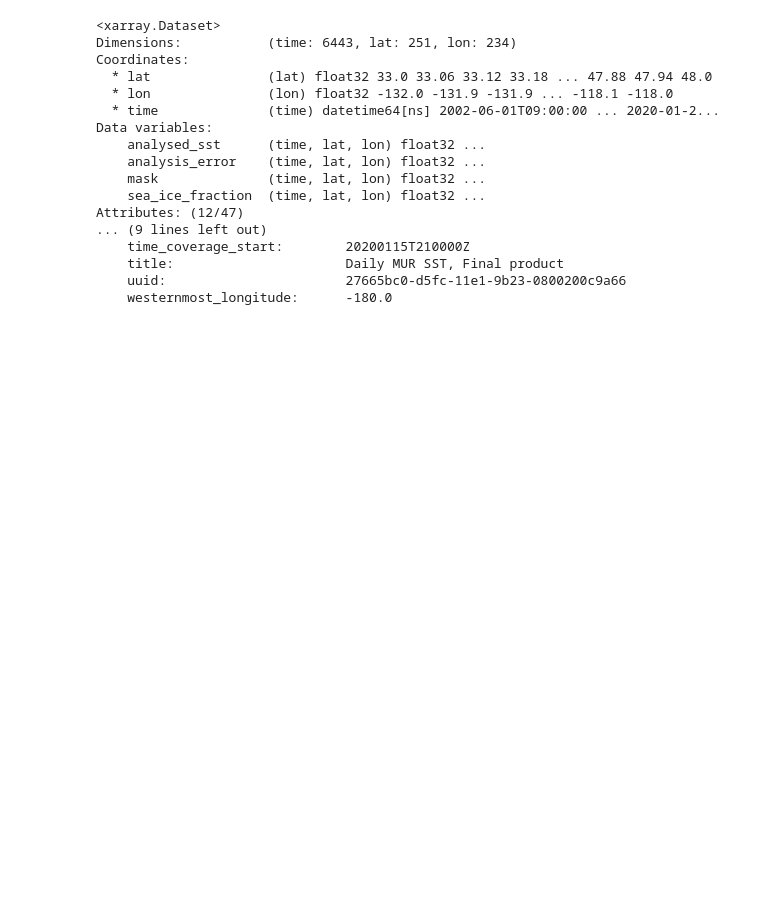
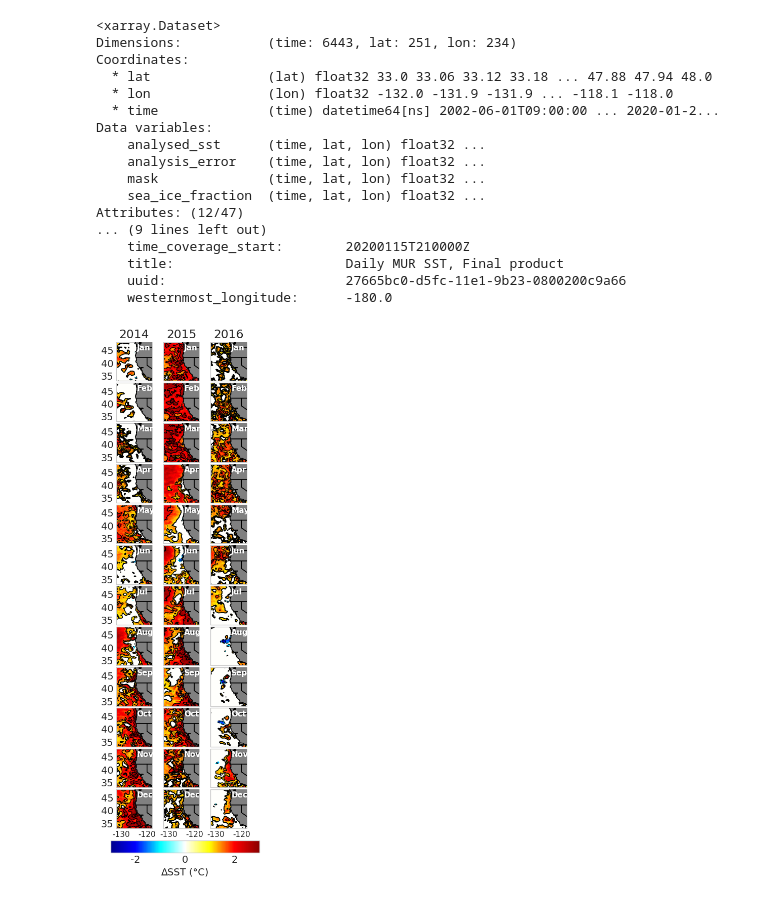
Before and after one commit to Jhartanto30/hw03-Group21, a Jupyter notebook: climate-Q04.ipynb, the cells around one changed output. Drawn from its saved outputs; the diff is of its cells as text; code cells hidden in the pictures; blank space fills up the shorter version.

Commit message:
making plots

```diff
--- a/climate-Q04.ipynb
+++ b/climate-Q04.ipynb
@@ -27,6 +27,11 @@ from pathlib import Path
 plt.style.use("seaborn-whitegrid")
 plt.rcParams["figure.figsize"] = (8, 6)
 plt.rcParams["font.size"] = 14
+# %%
+from matplotlib import cm
+import matplotlib.colors
+# Create custom color mapping to match the paper
+cmap_custom = matplotlib.colors.LinearSegmentedColormap.from_list("", ["darkblue","blue","cyan","white","yellow","red","darkred"])
 # %%
 ds = xr.open_dataset("~/shared/climate-data/ds_hw.nc")
 ds
@@ -96,3 +101,65 @@ anomalies_2016_mask = anomalies_2016.where((anomalies_2016 < -1) | (anomalies_20
 anomalies_2014_white = anomalies_2014_mask.fillna(0)
 anomalies_2015_white = anomalies_2015_mask.fillna(0)
 anomalies_2016_white = anomalies_2016_mask.fillna(0)
+# %%
+# Composing the entire plot for all months and years included
+n_months=12
+n_years=3
+months = ["Jan","Feb","Mar","Apr","May","Jun","Jul","Aug","Sep","Oct","Nov","Dec"]
+years = ["2014","2015","2016"]
+fig, axs = plt.subplots(nrows=n_months, ncols=n_years, sharex=True, sharey=True, subplot_kw={'projection': ccrs.PlateCarree()}, figsize=(7,24))
+
+
+# loop through the months and plots
+for i in range(n_months):
+    for j in range(n_years):
+        # Choose correct dataset to plot by per year
+        if j == 0:
+            # j = 0 corresponds to 2014
+            anomalies = anomalies_2014_white
+        if j == 1:
+            # j = 0 corresponds to 2015
+            anomalies = anomalies_2015_white
+        if j == 2:
+            # j = 0 corresponds to 2016
+            anomalies = anomalies_2016_white
+
+        # Plot the anomalies
+        overall_plot = anomalies[i,:,:].plot(ax=axs[i, j], transform=crs, cmap=cmap_custom,add_colorbar=False,vmin=-3, vmax=3,zorder=1)
+        anomalies[i,:,:].plot.contour(ax=axs[i, j], colors='black', linewidths=1,zorder=2)
+        axs[i,j].add_feature(cfeature.LAND, color="grey",zorder=3)
+        axs[i,j].add_feature(cfeature.STATES.with_scale("10m"),zorder=4)
+        # Remove default title
+        axs[i,j].set_title("")
+        # Remove default labels
+        axs[i,j].set(xlabel=None, ylabel=None)
+        # Plot month name
+        axs[i,j].text(-124, 45, months[i], fontsize=11, color="white", fontweight="semibold",zorder=5)
+
+        # Plot overall titles for the figure
+        if i == 0:
+            # First row add year
+            axs[i,j].set_title(years[j])
+        if j == 0:
+            # Left col add yticks for lat
+            axs[i,j].set_yticks([35, 40, 45])
+        if i == 11:
+            # Bottom row add xticks for long
+            axs[i,j].set_xticks([-130, -120])
+            axs[i,j].set_xticklabels([-130, -120], fontsize=11)
+
+# set the spacing between subplots
+plt.subplots_adjust(left=0.1,bottom=0.1,right=0.5,top=0.5,wspace=0.0025,hspace=0.05)
+
+# Plotting legend
+# Try to put the ax in the right place
+ax = fig.add_axes([.10, .08, .42, .01])
+# Plot the colorbar
+cbar = plt.colorbar(overall_plot, cax=ax, orientation='horizontal')
+cbar.set_label('∆SST (°C)', loc="center")
+cbar.set_ticks([-2, 0, 2])
+cbar.set_ticklabels([-2, 0, 2])
+
+fig.show()
+# %% [output]
+[figure, added]
```
